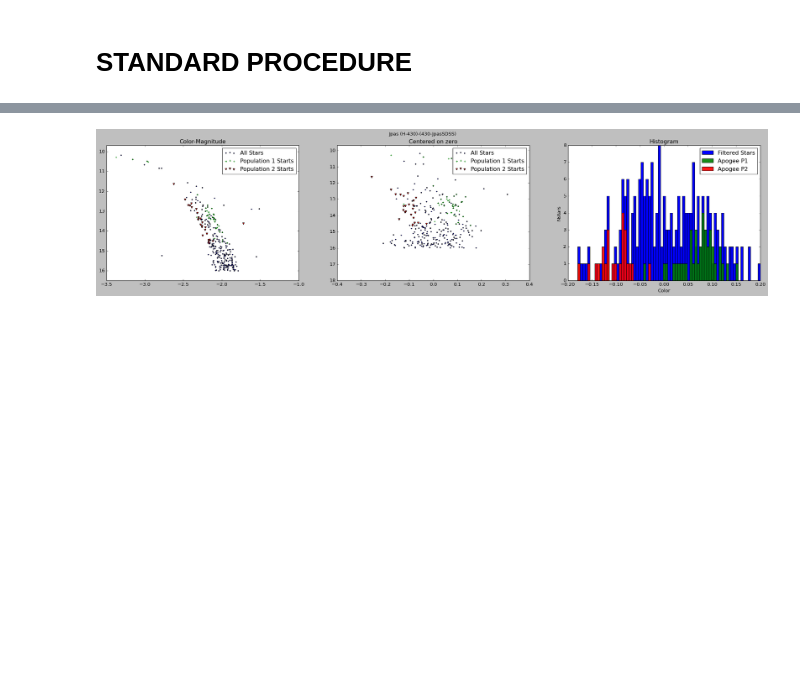
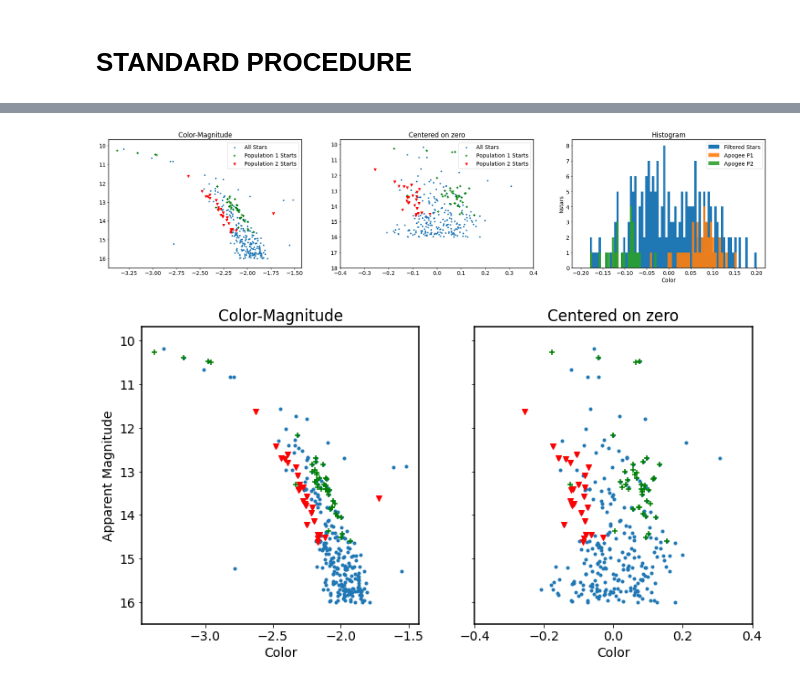
Before and after one commit to ispirovjr/Honors-Project-Population-Separation, a Jupyter notebook: Jupyter Notebooks/JpasCustom.ipynb, the cells around one changed output, grey strips where cells are left out. Saved outputs shown, nothing was run; the diff lists cells and outputs as text; code cells hidden in the pictures; blank space fills up the shorter version.

```diff
--- a/Jupyter Notebooks/JpasCustom.ipynb
+++ b/Jupyter Notebooks/JpasCustom.ipynb
@@ -474,8 +471,67 @@ plt.legend()
 plt.xlabel("Color")
 plt.ylabel("Nstars")
 
-plt.suptitle(name)
+#plt.suptitle(r"$Gaia_S$ Filter")
 
 plt.show()
 # %% [output]
-[figure, old version]
+[figure, new version]
+# %%
+plt.figure(figsize=(12,6))
+
+
+p1C = color[P1]
+p2C = color[P2]
+mg = clusterFrame.phot_g_mean_mag.values
+p1m = mg[P1]
+p2m = mg[P2]
+
+ax = plt.subplot(121)
+
+plt.scatter(clensedCol, cleansedMG, marker=".",label="All Stars")
+
+plt.scatter(p1C,p1m,c='g',marker="+",label="Population 1 Starts")
+plt.scatter(p2C,p2m,c='r',marker="v",label="Population 2 Starts")
+
+
+plt.title(f"Color-Magnitude")
+#plt.legend()
+
+#plt.xlim(-7.5, -6.5)
+plt.ylim(max(nG)+0.5, min(nG)-0.5)
+
+
+plt.yticks(range(10,17))
+
+plt.ylabel("Apparent Magnitude")
+plt.xlabel("Color")
+ax1 = plt.subplot(122)
+plt.xlabel("Color")
+
+p1C = color[P1]
+p2C = color[P2]
+mg = clusterFrame.phot_g_mean_mag.values
+p1m = mg[P1]
+p2m = mg[P2]
+
+p1zC = color[P1] - f(p1m)
+p2zC = color[P2] - f(p2m)
+
+
+plt.scatter(NC, MG, marker=".",label="All Stars")
+
+plt.scatter(p1zC,p1m,c='g',marker="+",label="Population 1 Starts")
+plt.scatter(p2zC,p2m,c='r',marker="v",label="Population 2 Starts")
+
+plt.title(f"Centered on zero")
+#plt.legend()
+plt.ylim(max(nG)+0.5, min(nG)-0.5)
+
+plt.xlim(-0.4,.4)
+
+plt.yticks(range(10,17),[])
+
+
+plt.show()
+# %% [output]
+[figure, added]
```
Also changed, not shown: parts of 6 cells of this notebook, 6 other files.
